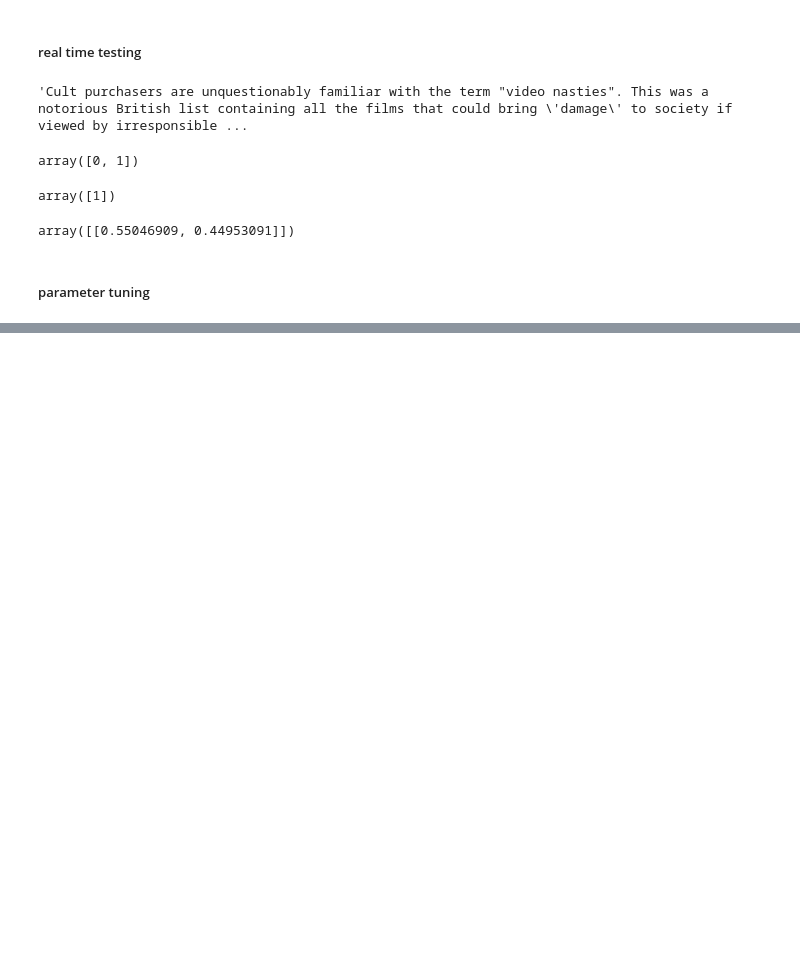
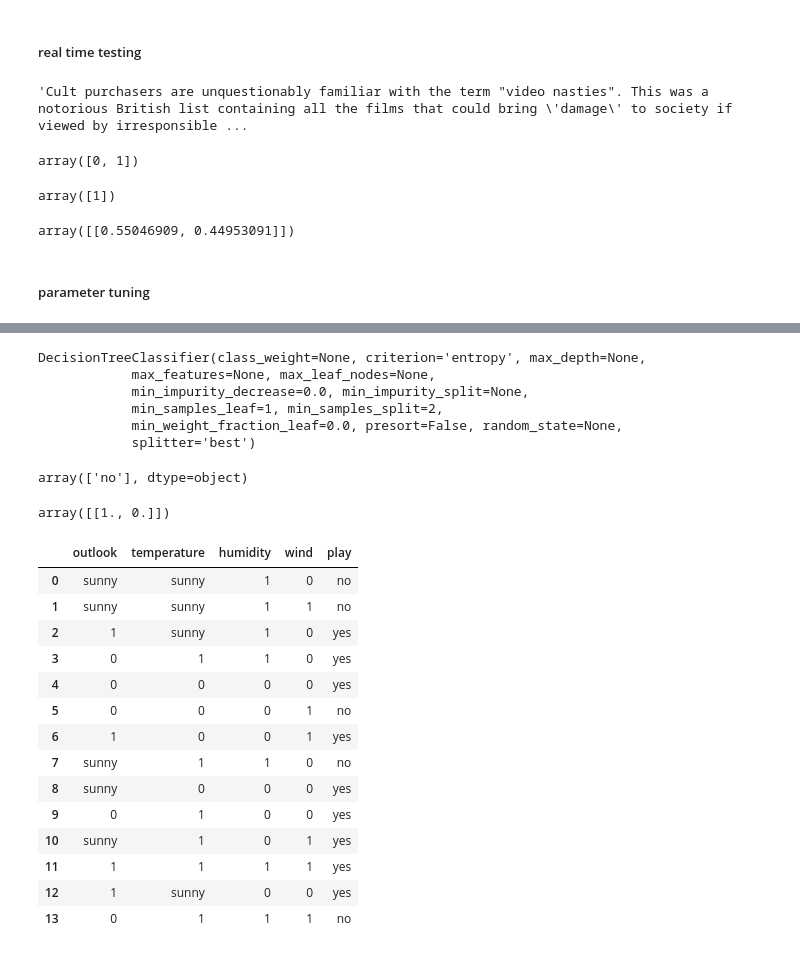
Before and after one commit to sharmasaravanan/Machine_learning, a Jupyter notebook: AI-Color.ipynb, the cells around one changed output, grey strips where cells are left out. Cells and saved outputs as stored; diff of their text form; code cells hidden in the pictures; blank space fills up the shorter version.

```diff
--- a/AI-Color.ipynb
+++ b/AI-Color.ipynb
@@ -2680,0 +2729,17 @@ pca
+# %%
+dt.fit(x,y)
+# %% [output]
+DecisionTreeClassifier(class_weight=None, criterion='entropy', max_depth=None,
+            max_features=None, max_leaf_nodes=None,
+            min_impurity_decrease=0.0, min_impurity_split=None,
+            min_samples_leaf=1, min_samples_split=2,
+            min_weight_fraction_leaf=0.0, presort=False, random_state=None,
+            splitter='best')
+# %%
+dt.predict([[2,1,1,1]])
+# %% [output]
+array(['no'], dtype=object)
+# %%
+dt.predict_proba([[2,1,1,1]])
+# %% [output]
+array([[1., 0.]])
@@ -2680,0 +2764,20 @@ pca
+# %%
+dataset.replace({2:'sunny'},inplace=True)
+# %%
+dataset
+# %% [output]
+|  | outlook | temperature | humidity | wind | play |
+| 0 | sunny | sunny | 1 | 0 | no |
+| 1 | sunny | sunny | 1 | 1 | no |
+| 2 | 1 | sunny | 1 | 0 | yes |
+| 3 | 0 | 1 | 1 | 0 | yes |
+| 4 | 0 | 0 | 0 | 0 | yes |
+| 5 | 0 | 0 | 0 | 1 | no |
+| 6 | 1 | 0 | 0 | 1 | yes |
+| 7 | sunny | 1 | 1 | 0 | no |
+| 8 | sunny | 0 | 0 | 0 | yes |
+| 9 | 0 | 1 | 0 | 0 | yes |
+| 10 | sunny | 1 | 0 | 1 | yes |
+| 11 | 1 | 1 | 1 | 1 | yes |
+| 12 | 1 | sunny | 0 | 0 | yes |
+| 13 | 0 | 1 | 1 | 1 | no |
```
Also changed, not shown: parts of 53 cells of this notebook.
